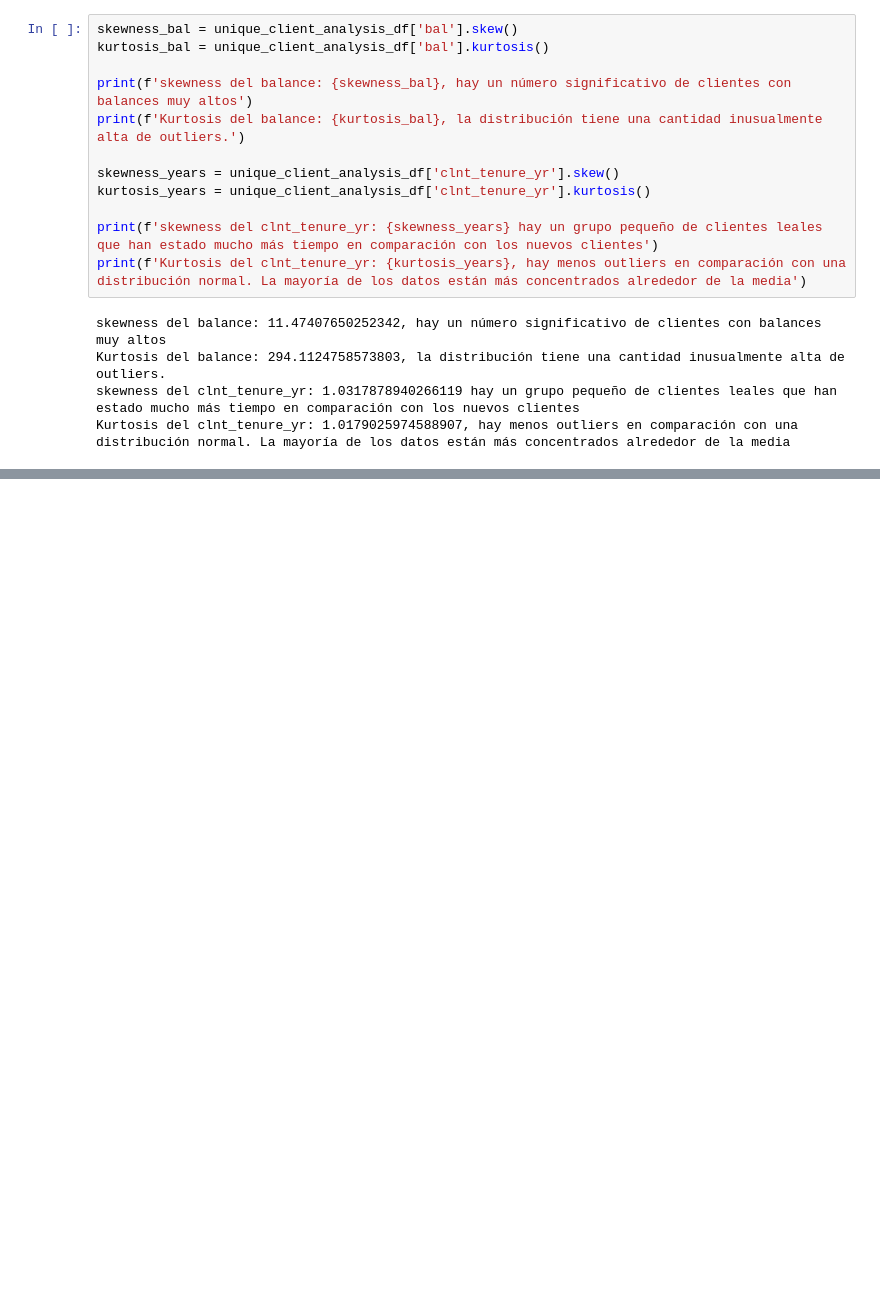
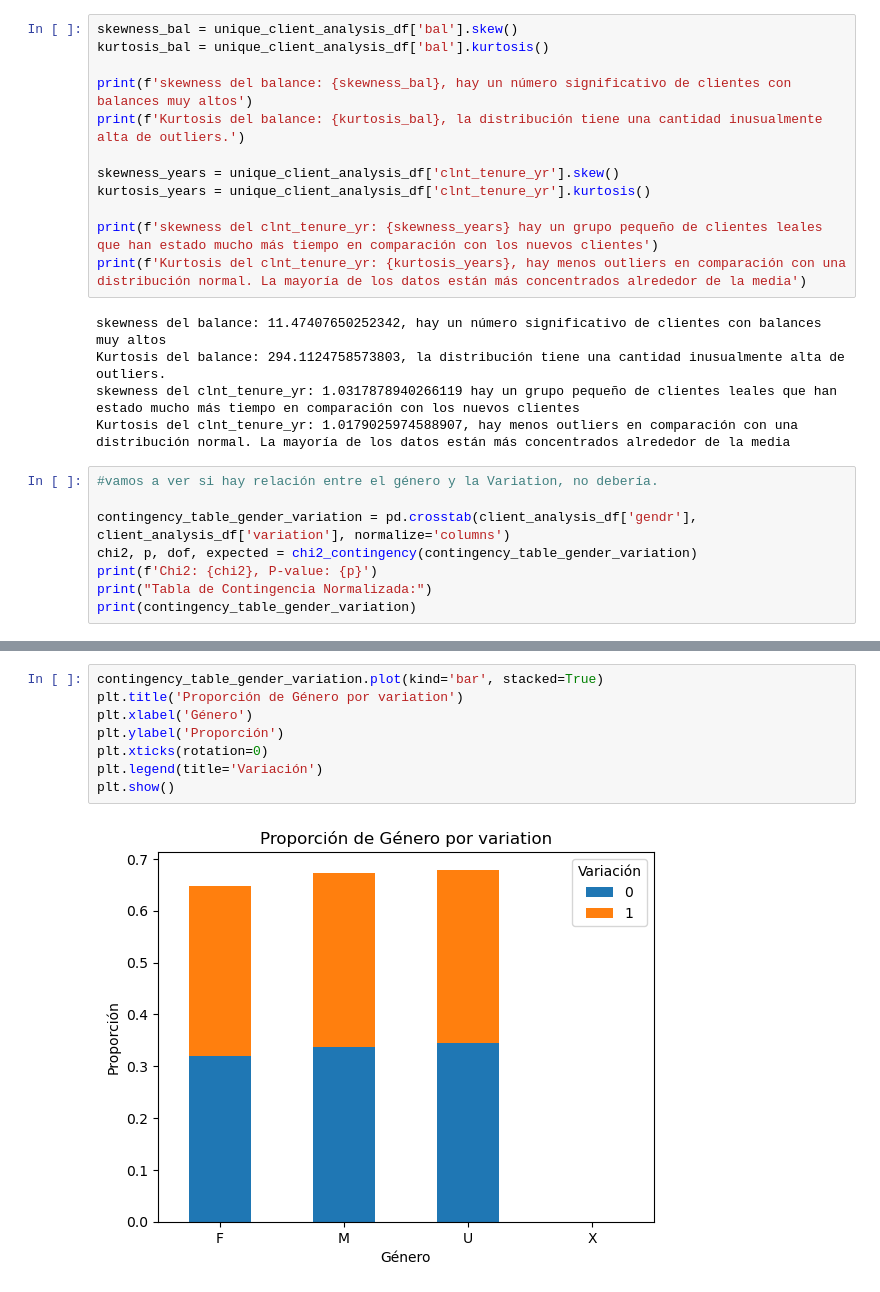
Before and after one commit to Greta-galeana/abtest_vanguard, a Jupyter notebook: main.ipynb, the cells around one changed output, grey strips where cells are left out. Cells and saved outputs as stored; diff of their text form; blank space fills up the shorter version.

```diff
--- a/main.ipynb
+++ b/main.ipynb
@@ -436,3 +438,11 @@ skewness del balance: 11.47407650252342, hay un número significativo de cliente
 Kurtosis del balance: 294.1124758573803, la distribución tiene una cantidad inusualmente alta de outliers.
 skewness del clnt_tenure_yr: 1.0317878940266119 hay un grupo pequeño de clientes leales que han estado mucho más tiempo en comparación con los nuevos clientes
 Kurtosis del clnt_tenure_yr: 1.0179025974588907, hay menos outliers en comparación con una distribución normal. La mayoría de los datos están más concentrados alrededor de la media
+# %%
+#vamos a ver si hay relación entre el género y la Variation, no debería.
+
+contingency_table_gender_variation = pd.crosstab(client_analysis_df['gendr'], client_analysis_df['variation'], normalize='columns')
+chi2, p, dof, expected = chi2_contingency(contingency_table_gender_variation)
+print(f'Chi2: {chi2}, P-value: {p}')
+print("Tabla de Contingencia Normalizada:")
+print(contingency_table_gender_variation)
@@ -438,0 +458,10 @@ Kurtosis del clnt_tenure_yr: 1.0179025974588907, hay menos outliers en comparaci
+# %%
+contingency_table_gender_variation.plot(kind='bar', stacked=True)
+plt.title('Proporción de Género por variation')
+plt.xlabel('Género')
+plt.ylabel('Proporción')
+plt.xticks(rotation=0)
+plt.legend(title='Variación')
+plt.show()
+# %% [output]
+[figure, added]
```
Also changed, not shown: parts of 10 cells of this notebook.
